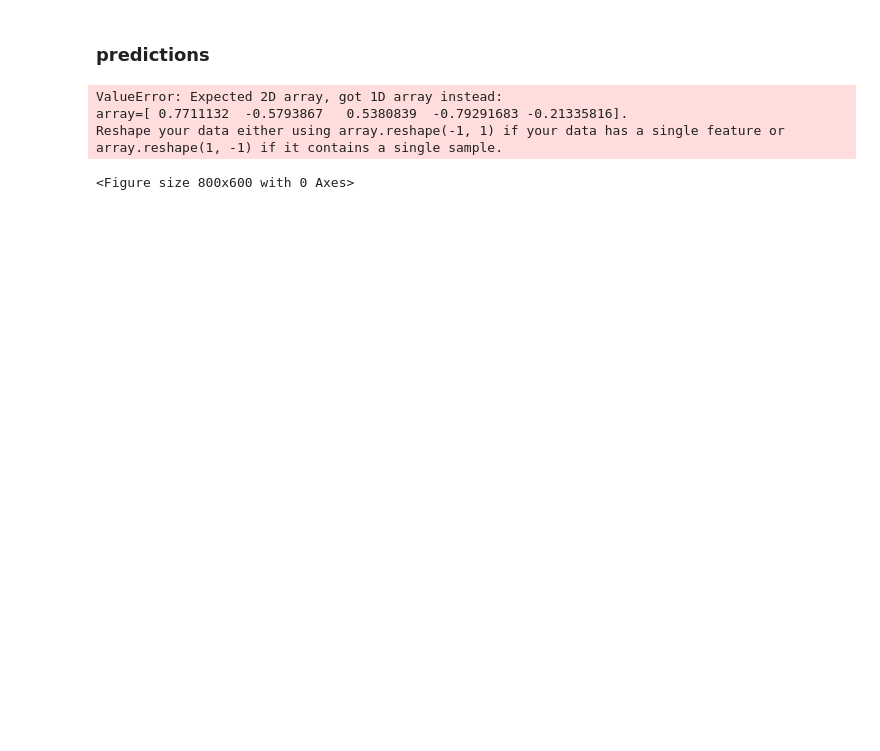
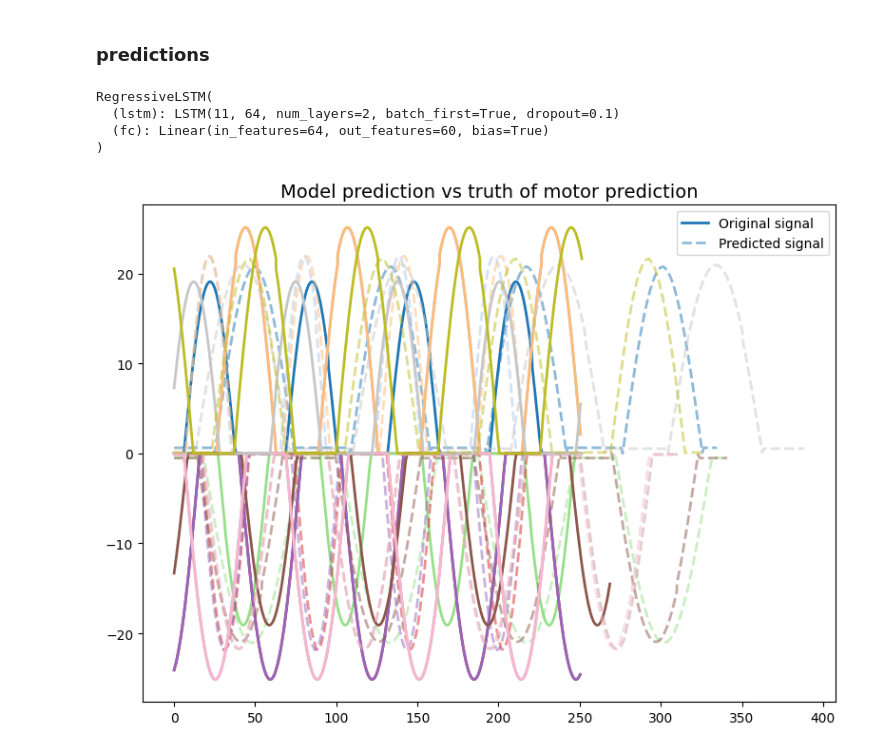
Before and after one commit to shepai/Quadruped, a Jupyter notebook: Code/UBERMODEL/embedding/models/view.ipynb, the cells around one changed output. Drawn from its saved outputs; the diff is of its cells as text; code cells hidden in the pictures; blank space fills up the shorter version.

```diff
--- a/Code/UBERMODEL/embedding/models/view.ipynb
+++ b/Code/UBERMODEL/embedding/models/view.ipynb
@@ -33,62 +33,62 @@ plt.show()
 # %% [markdown]
 ### predictions
 # %%
-X_t = torch.tensor(X, dtype=torch.float32)
-y_t = torch.tensor(y, dtype=torch.float32).reshape((len(y),-1))
+
 device="cuda" if torch.cuda.is_available() else "cpu"
 model = RegressiveLSTM(input_size=11, hidden_size=64, num_layers=2, output_size=60).to(device)
 
 model.load_state_dict(torch.load("/its/home/drs25/Quadruped/Code/UBERMODEL/models/regressive_lstm_norm.pth", map_location=device))
 model.eval()
-idx = np.random.randint(0,len(X_t))
-x_sample = X_t[idx]           # shape: [seq_len, 11]
-y_true = scaler.inverse_transform(y_true)
-y_true = y_true[idx].detach().numpy()
-
-x_sample = x_sample.unsqueeze(0)
-model.eval()
-with torch.no_grad():
-    y_pred = model(x_sample.to(device)).cpu()
-y_pred = scaler.inverse_transform(y_pred)
-y_pred = y_pred.squeeze(0).flatten().detach().numpy()
+# %% [output]
+RegressiveLSTM(
+  (lstm): LSTM(11, 64, num_layers=2, batch_first=True, dropout=0.1)
+  (fc): Linear(in_features=64, out_features=60, bias=True)
+)
 # %%
+idx = np.random.randint(0,len(X))
+x_sample = torch.tensor(X[idx],dtype=torch.float32)          # shape: [seq_len, 11]
+y_true = scaler.inverse_transform(y)
+y_true = y_true[idx]
 
+x_sample = x_sample.unsqueeze(0)
+model.eval()
+with torch.no_grad():
+    y_pred = model(x_sample.to(device)).cpu()
+y_pred = scaler.inverse_transform(y_pred)
+y_pred = y_pred.squeeze(0).flatten()
 cmap = plt.cm.tab20
 
 plt.figure(figsize=(8,6))
 
 for idx, i in enumerate(range(0, 60-5, 5)):
     # Choose a base colour for this iteration
     base_color = cmap(idx / 12)   # 12 iterations for range(0,55,5)
     # Make a lighter version for the predicted signal
     lighter_color = mcolors.to_rgba(base_color, alpha=0.5)
     # Take params
     params_m1 = y_true.flatten()[i:i+5]
     params_m2 = y_pred[i:i+5]
-    x1, y1 = reform(*params_m1)
-    x2, y2 = reform(*params_m2)
+    x1, y1 = reform(*params_m1,repeat=4)
+    x2, y2 = reform(*params_m2,repeat=4)
     # Plot original (use zorder to keep lines visible)
     plt.plot(
         x1, y1,
         color=base_color,
         linewidth=2,
         label="Original signal" if idx == 0 else "_nolegend_"
     )
     # Plot predicted
     plt.plot(
         x2, y2,
         color=lighter_color,
         linestyle="--",
         linewidth=2,
         label="Predicted signal" if idx == 0 else "_nolegend_"
     )
 
 plt.title("Model prediction vs truth of motor prediction", fontsize=14)
 plt.legend()
 plt.tight_layout()
 plt.show()
 # %% [output]
-ValueError: Expected 2D array, got 1D array instead:
-array=[ 0.7711132  -0.5793867   0.5380839  -0.79291683 -0.21335816].
-Reshape your data either using array.reshape(-1, 1) if your data has a single feature or array.reshape(1, -1) if it contains a single sample.
-<Figure size 800x600 with 0 Axes>
+[figure, added]
```
Also changed, not shown: parts of 1 cell of this notebook.
